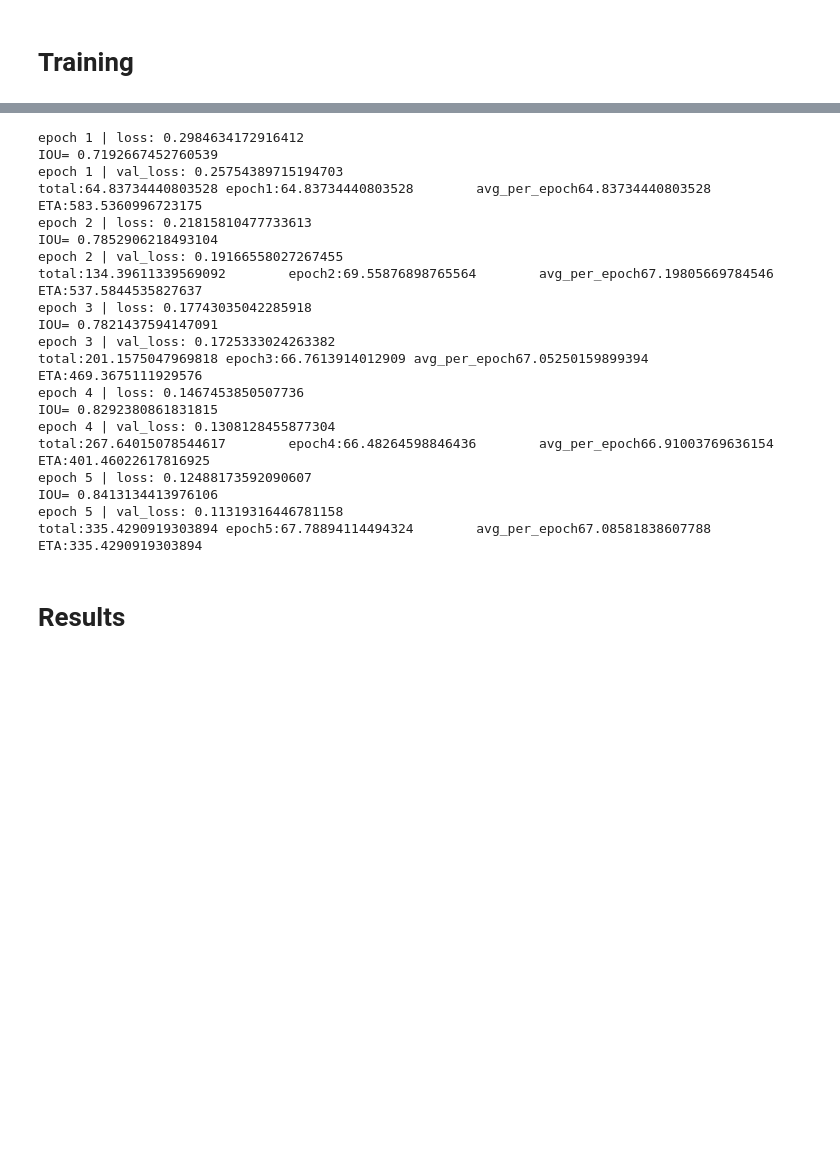
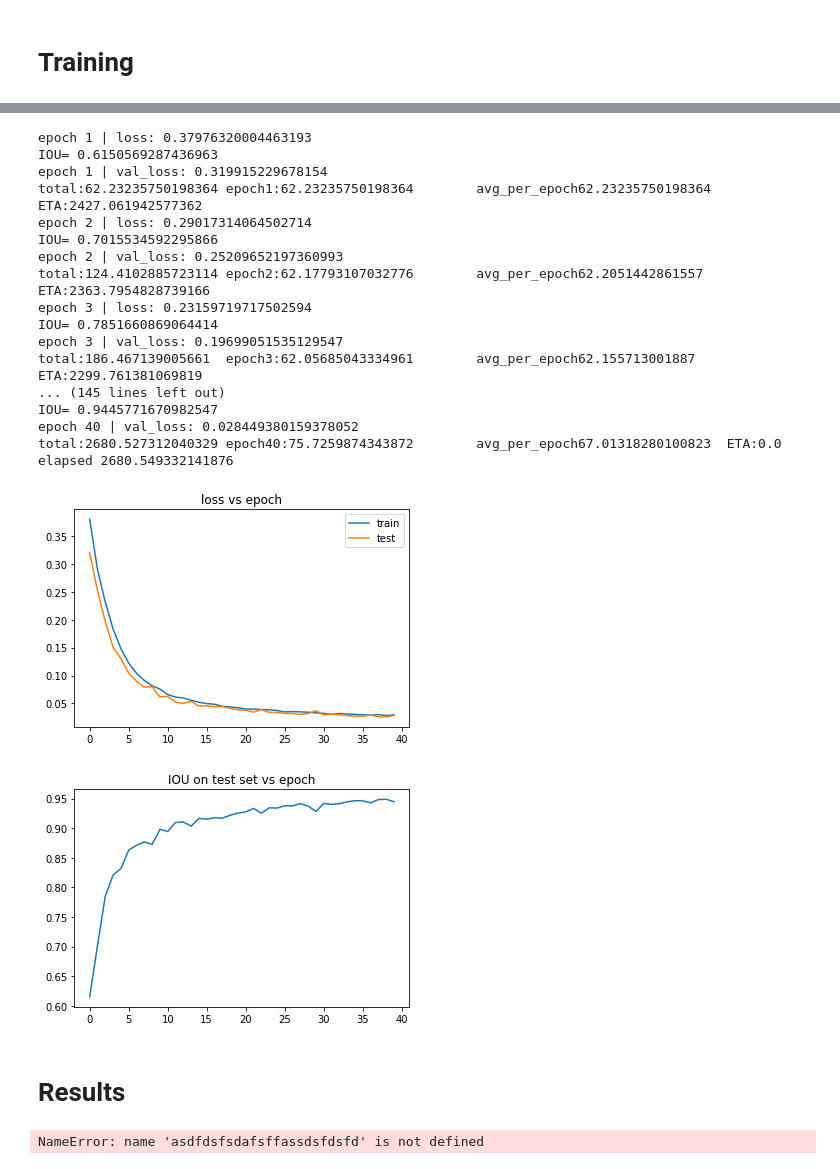
Before and after one commit to kboroszko/NN2, a Jupyter notebook: third_self_aug.ipynb, the cells around one changed output, grey strips where cells are left out. Cells and saved outputs as stored; diff of their text form; code cells hidden in the pictures; blank space fills up the shorter version.

Commit message:
my_data and proper validation

```diff
--- a/third_self_aug.ipynb
+++ b/third_self_aug.ipynb
@@ -370,11 +373,10 @@ class UNet(nn.Module):
 
     def forward(self, x):
         if self.augumented :
-            print("dupa")
-            no_aug = self.fwd(image)
+            no_aug = self.fwd(x)
             for (tr, rev_tr) in tsf :
-                no_aug += rev_tr(self.fwd(tr(image)))
-            return no_aug / (len(tsf) + 1)
+                no_aug += rev_tr(self.fwd(tr(x)))
+            return ((no_aug / (len(tsf) + 1)) > 0.5).float()
         else :
             return self.fwd(x)
 
@@ -505,15 +507,22 @@ def train_validate():
         for phase in ["train", "valid"]:
             if phase == "train":
                 unet.train()
+                unet.set_augumented(False)
             else:
                 unet.eval()
+                unet.set_augumented(True)
 
             validation_pred = []
             validation_true = []
             IOU_avg_sum = 0
             batches = 0
 
-            for i, data in enumerate(trainloader, 0):
+            if phase == "train":
+                en = enumerate(trainloader, 0)
+            else :
+                en = enumerate(testloader, 0)
+
+            for i, data in en:
                 if phase == "train":
                     step += 1
 
@@ -527,6 +536,7 @@ def train_validate():
                 optimizer.zero_grad()
 
                 with torch.set_grad_enabled(phase == "train"):
+
                     y_pred = unet(x)
 
                     loss = dsc_loss(y_pred, y_true)
@@ -575,59 +587,63 @@ def train_validate():
 # %%
 torch.set_default_tensor_type(torch.cuda.FloatTensor)
 
 start = time.time()
 
 train_log,test_log, iou_log =  train_validate()
 
 end = time.time()
 elapsed = end - start
 print("elapsed", elapsed)
 
 plt.plot(train_log, label='train')
 plt.plot(test_log, label='test')
 plt.title("loss vs epoch")
 plt.legend()
 plt.show()
 
 plt.plot(iou_log, label="IOU")
 plt.title("IOU on test set vs epoch")
 plt.show()
 
-torch.save(unet.state_dict(), 'model30_noaug.mod')
+torch.save(unet.state_dict(), 'model10_aug.mod')
 # save to npy file
 savez_compressed('train_log.npz', np.array(train_log))
 savez_compressed('test_log.npz', np.array(test_log))
 savez_compressed('iou_log.npz', np.array(iou_log))
 # %% [output]
-epoch 1 | loss: 0.2984634172916412
-IOU= 0.7192667452760539
-epoch 1 | val_loss: 0.25754389715194703
-total:64.83734440803528 epoch1:64.83734440803528        avg_per_epoch64.83734440803528  ETA:583.5360996723175
-epoch 2 | loss: 0.21815810477733613
-IOU= 0.7852906218493104
-epoch 2 | val_loss: 0.19166558027267455
-total:134.39611339569092        epoch2:69.55876898765564        avg_per_epoch67.19805669784546  ETA:537.5844535827637
-epoch 3 | loss: 0.17743035042285918
-IOU= 0.7821437594147091
-epoch 3 | val_loss: 0.1725333024263382
-total:201.1575047969818 epoch3:66.7613914012909 avg_per_epoch67.05250159899394  ETA:469.3675111929576
-epoch 4 | loss: 0.1467453850507736
-IOU= 0.8292380861831815
-epoch 4 | val_loss: 0.1308128455877304
-total:267.64015078544617        epoch4:66.48264598846436        avg_per_epoch66.91003769636154  ETA:401.46022617816925
-epoch 5 | loss: 0.12488173592090607
-IOU= 0.8413134413976106
-epoch 5 | val_loss: 0.11319316446781158
-total:335.4290919303894 epoch5:67.78894114494324        avg_per_epoch67.08581838607788  ETA:335.4290919303894
+epoch 1 | loss: 0.37976320004463193
+IOU= 0.6150569287436963
+epoch 1 | val_loss: 0.319915229678154
+total:62.23235750198364 epoch1:62.23235750198364        avg_per_epoch62.23235750198364  ETA:2427.061942577362
+epoch 2 | loss: 0.29017314064502714
+IOU= 0.7015534592295866
+epoch 2 | val_loss: 0.25209652197360993
+total:124.4102885723114 epoch2:62.17793107032776        avg_per_epoch62.2051442861557   ETA:2363.7954828739166
+epoch 3 | loss: 0.23159719717502594
+IOU= 0.7851660869064414
+epoch 3 | val_loss: 0.19699051535129547
+total:186.467139005661  epoch3:62.05685043334961        avg_per_epoch62.155713001887    ETA:2299.761381069819
+... (145 lines left out)
+IOU= 0.9445771670982547
+epoch 40 | val_loss: 0.028449380159378052
+total:2680.527312040329 epoch40:75.7259874343872        avg_per_epoch67.01318280100823  ETA:0.0
+elapsed 2680.549332141876
+[figure, added]
+[figure, added]
 # %% [markdown]
 # Results
 # %%
+asdfdsfsdafsffassdsfdsfd
+
+
 device = torch.device("cpu" if not torch.cuda.is_available() else "cuda:0")
 
 unet = UNet(in_channels=3, out_channels=1)
 unet.load_state_dict(torch.load('model30_noaug.mod'))
 unet.to(device)
 print("loaded")
+# %% [output]
+NameError: name 'asdfdsfsdafsffassdsfdsfd' is not defined
 # %%
 tsf = [(tf_rotate_cw, tf_rotate_ccw), (tf_rotate_ccw, tf_rotate_cw), (tf_Hflip, tf_Hflip)]
 
```
Also changed, not shown: parts of 21 cells of this notebook, 8 other files.
